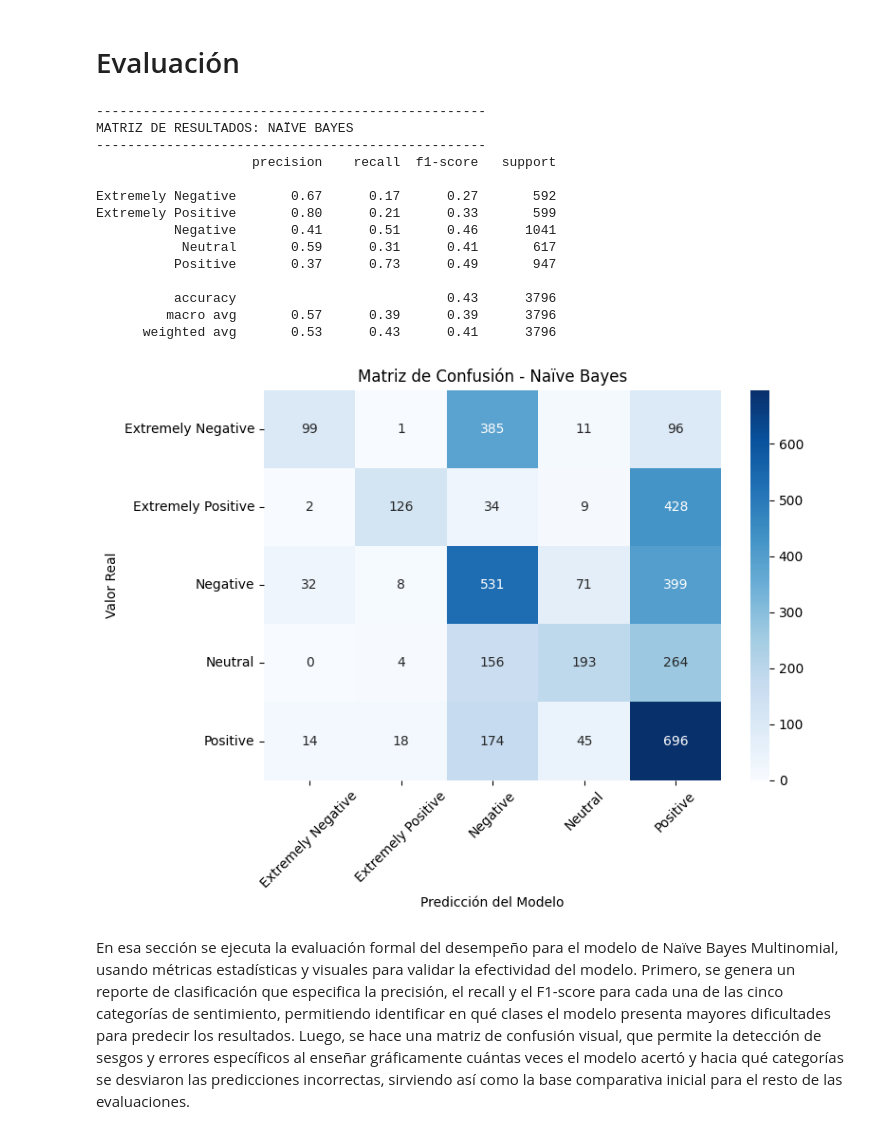
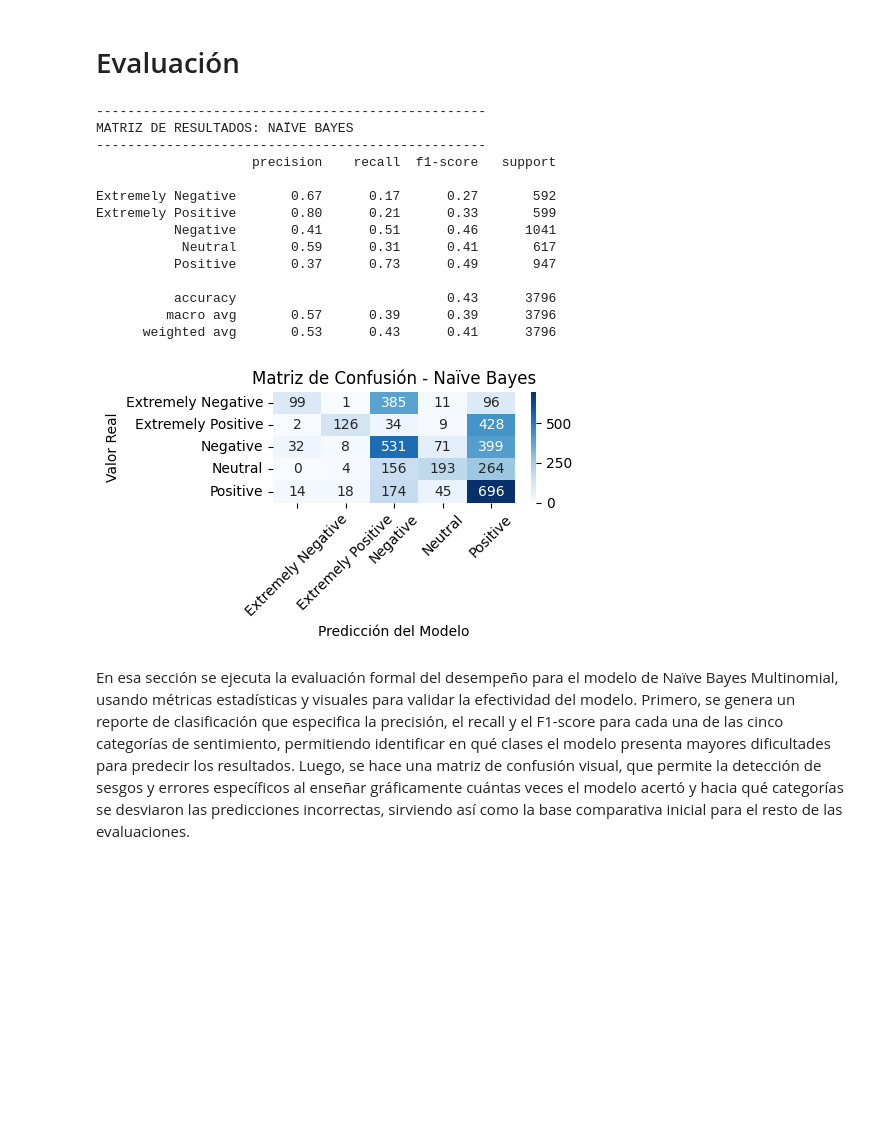
Before and after one commit to Javier19-cmd/ProyectoFinalTextAnalytics, a Jupyter notebook: ProyectoFinal.ipynb, the cells around one changed output. Cells and saved outputs as stored; diff of their text form; code cells hidden in the pictures; blank space fills up the shorter version.

```diff
--- a/ProyectoFinal.ipynb
+++ b/ProyectoFinal.ipynb
@@ -591,35 +591,35 @@ print("-" * 50)
 print("MATRIZ DE RESULTADOS: NAÏVE BAYES")
 print("-" * 50)
 print(classification_report(y_test, nb_pred_test, target_names=label_encoder.classes_))
 
 # 2. Matriz de Confusión Visual
 cm_nb = confusion_matrix(y_test, nb_pred_test)
-plt.figure(figsize=(8, 6))
+plt.figure(figsize=(5, 3))
 # Usamos el mapa de color 'Blues' para este modelo
 sns.heatmap(cm_nb, annot=True, fmt='d', cmap='Blues',
             xticklabels=label_encoder.classes_, yticklabels=label_encoder.classes_)
 plt.title('Matriz de Confusión - Naïve Bayes')
 plt.xlabel('Predicción del Modelo')
 plt.ylabel('Valor Real')
 plt.xticks(rotation=45)
 plt.tight_layout()
 plt.show()
 # %% [output]
 --------------------------------------------------
 MATRIZ DE RESULTADOS: NAÏVE BAYES
 --------------------------------------------------
                     precision    recall  f1-score   support
 
 Extremely Negative       0.67      0.17      0.27       592
 Extremely Positive       0.80      0.21      0.33       599
           Negative       0.41      0.51      0.46      1041
            Neutral       0.59      0.31      0.41       617
           Positive       0.37      0.73      0.49       947
 
           accuracy                           0.43      3796
          macro avg       0.57      0.39      0.39      3796
       weighted avg       0.53      0.43      0.41      3796
-[figure, old version]
+[figure, new version]
 # %% [markdown]
 En esa sección se ejecuta la evaluación formal del desempeño para el modelo de Naïve Bayes Multinomial, usando métricas estadísticas y visuales para validar la efectividad del modelo. Primero, se genera un reporte de clasificación que especifica la precisión, el recall y el F1-score para cada una de las cinco categorías de sentimiento, permitiendo identificar en qué clases el modelo presenta mayores dificultades para predecir los resultados. Luego, se hace una matriz de confusión visual, que permite la detección de sesgos y errores específicos al enseñar gráficamente cuántas veces el modelo acertó y hacia qué categorías se desviaron las predicciones incorrectas, sirviendo así como la base comparativa inicial para el resto de las evaluaciones.
 # %%
```
Also changed, not shown: parts of 8 cells of this notebook, 5 other files.
